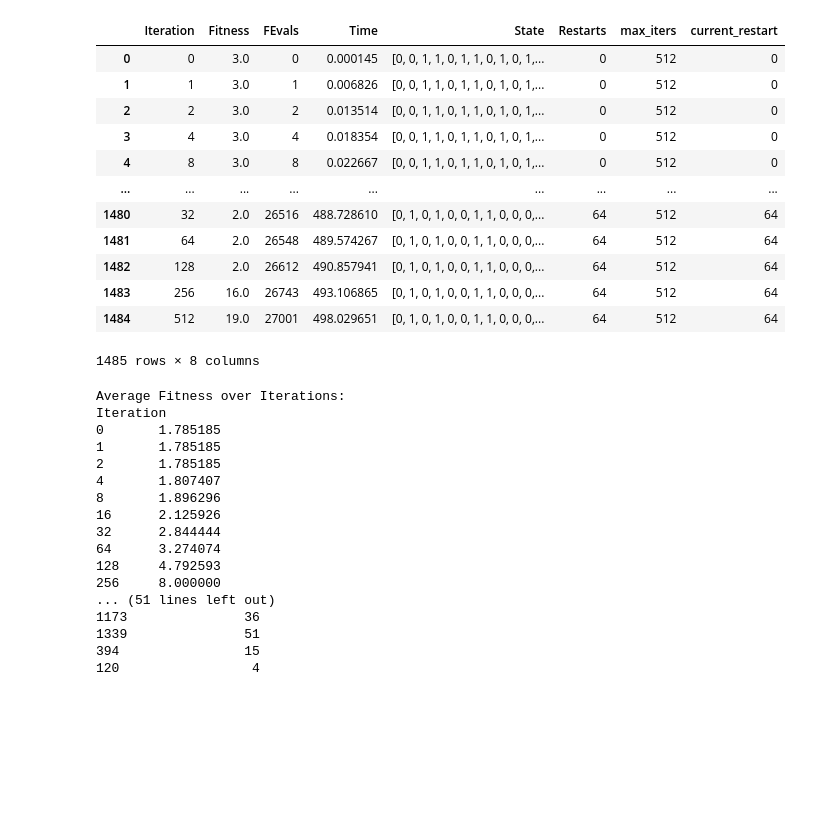
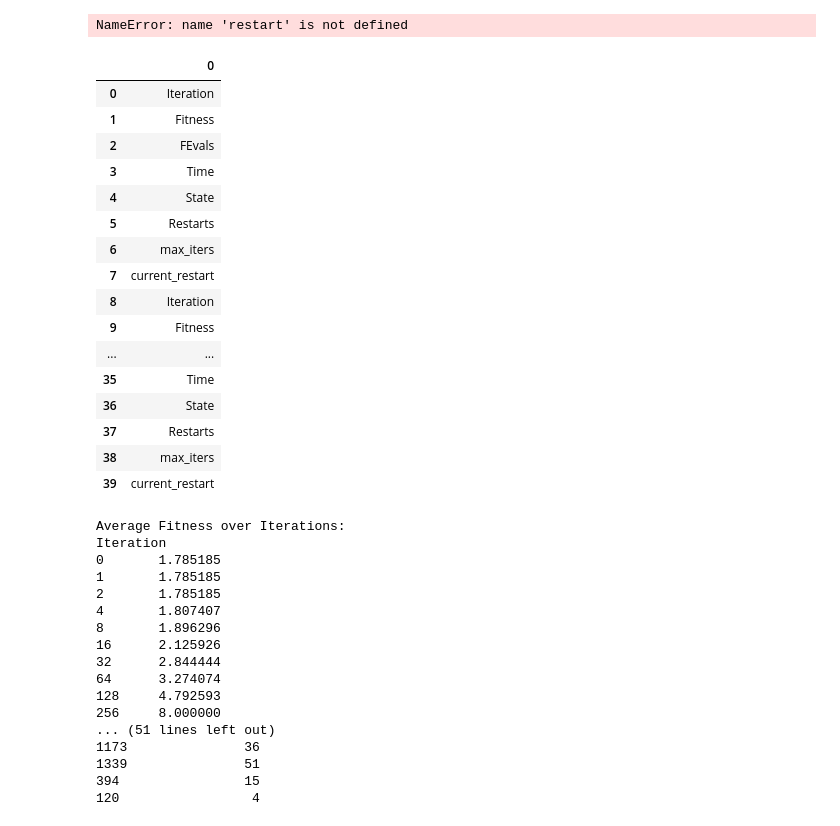
Before and after one commit to melodyyu/cs7641-a2-optimization, a Jupyter notebook: 4peaks_optimization2.ipynb, the cells around one changed output. Drawn from its saved outputs; the diff is of its cells as text; code cells hidden in the pictures; blank space fills up the shorter version.

```diff
--- a/4peaks_optimization2.ipynb
+++ b/4peaks_optimization2.ipynb
@@ -145,19 +43,53 @@ KeyError: 'Iteration'
-# %%
-rhc_run_stats
-# %% [output]
-|  | Iteration | Fitness | FEvals | Time | State | Restarts | max_iters | current_restart |
-| 0 | 0 | 3.0 | 0 | 0.000145 | [0, 0, 1, 1, 0, 1, 1, 0, 1, 0, 1,... | 0 | 512 | 0 |
-| 1 | 1 | 3.0 | 1 | 0.006826 | [0, 0, 1, 1, 0, 1, 1, 0, 1, 0, 1,... | 0 | 512 | 0 |
-| 2 | 2 | 3.0 | 2 | 0.013514 | [0, 0, 1, 1, 0, 1, 1, 0, 1, 0, 1,... | 0 | 512 | 0 |
-| 3 | 4 | 3.0 | 4 | 0.018354 | [0, 0, 1, 1, 0, 1, 1, 0, 1, 0, 1,... | 0 | 512 | 0 |
-| 4 | 8 | 3.0 | 8 | 0.022667 | [0, 0, 1, 1, 0, 1, 1, 0, 1, 0, 1,... | 0 | 512 | 0 |
-| ... | ... | ... | ... | ... | ... | ... | ... | ... |
-| 1480 | 32 | 2.0 | 26516 | 488.728610 | [0, 1, 0, 1, 0, 0, 1, 1, 0, 0, 0,... | 64 | 512 | 64 |
-| 1481 | 64 | 2.0 | 26548 | 489.574267 | [0, 1, 0, 1, 0, 0, 1, 1, 0, 0, 0,... | 64 | 512 | 64 |
-| 1482 | 128 | 2.0 | 26612 | 490.857941 | [0, 1, 0, 1, 0, 0, 1, 1, 0, 0, 0,... | 64 | 512 | 64 |
-| 1483 | 256 | 16.0 | 26743 | 493.106865 | [0, 1, 0, 1, 0, 0, 1, 1, 0, 0, 0,... | 64 | 512 | 64 |
-| 1484 | 512 | 19.0 | 27001 | 498.029651 | [0, 1, 0, 1, 0, 0, 1, 1, 0, 0, 0,... | 64 | 512 | 64 |
-1485 rows × 8 columns
+# %%
+def run_rhc_with_seed(seed, restart, max_attempts):
+    start_time = time.time()
+    rhc_runner = RHCRunner(
+        problem=fourpeaks_problem,
+        experiment_name="4peaks_rhc_experiment",
+        output_directory=f"./seed{seed}",
+        seed=seed,
+        iteration_list=2 ** np.arange(8), #specific points (iterations) at which performance metrics are measured, max 256
+        max_attempts=max_attempts, #max number of attempts algo will make to find improvement in fitness value before terminating current run
+        restart_list=[restart] #resets the algo from a new random initial state
+    )
+    runtime = time.time() - start_time
+    print(f'Runtime with seed #{seed}: {runtime}')
+    return rhc_runner.run()
+
+# Run RHCRunner for each seed and collect results
+all_run_stats = []
+all_run_curves = []
+
+for seed in tqdm(seed_list, desc="Running RHCRunner with different seeds"):
+    rhc_run_stats, rhc_run_curves = run_rhc_with_seed(seed, restart, max_attempts)
+    all_run_stats.extend(rhc_run_stats)
+    all_run_curves.extend(rhc_run_curves)
+
+# Convert the results to DataFrames for analysis
+rhc_run_stats_df = pd.DataFrame(all_run_stats)
+rhc_run_curves_df = pd.DataFrame(all_run_curves)
+# %% [output]
+NameError: name 'restart' is not defined
+# %%
+rhc_run_stats_df
+# %% [output]
+|  | 0 |
+| 0 | Iteration |
+| 1 | Fitness |
+| 2 | FEvals |
+| 3 | Time |
+| 4 | State |
+| 5 | Restarts |
+| 6 | max_iters |
+| 7 | current_restart |
+| 8 | Iteration |
+| 9 | Fitness |
+| ... | ... |
+| 35 | Time |
+| 36 | State |
+| 37 | Restarts |
+| 38 | max_iters |
+| 39 | current_restart |
 # %%
 # Calculate average performance metrics
 average_fitness = rhc_run_stats.groupby('Iteration')['Fitness'].mean()
```
Also changed, not shown: parts of 11 cells of this notebook.
